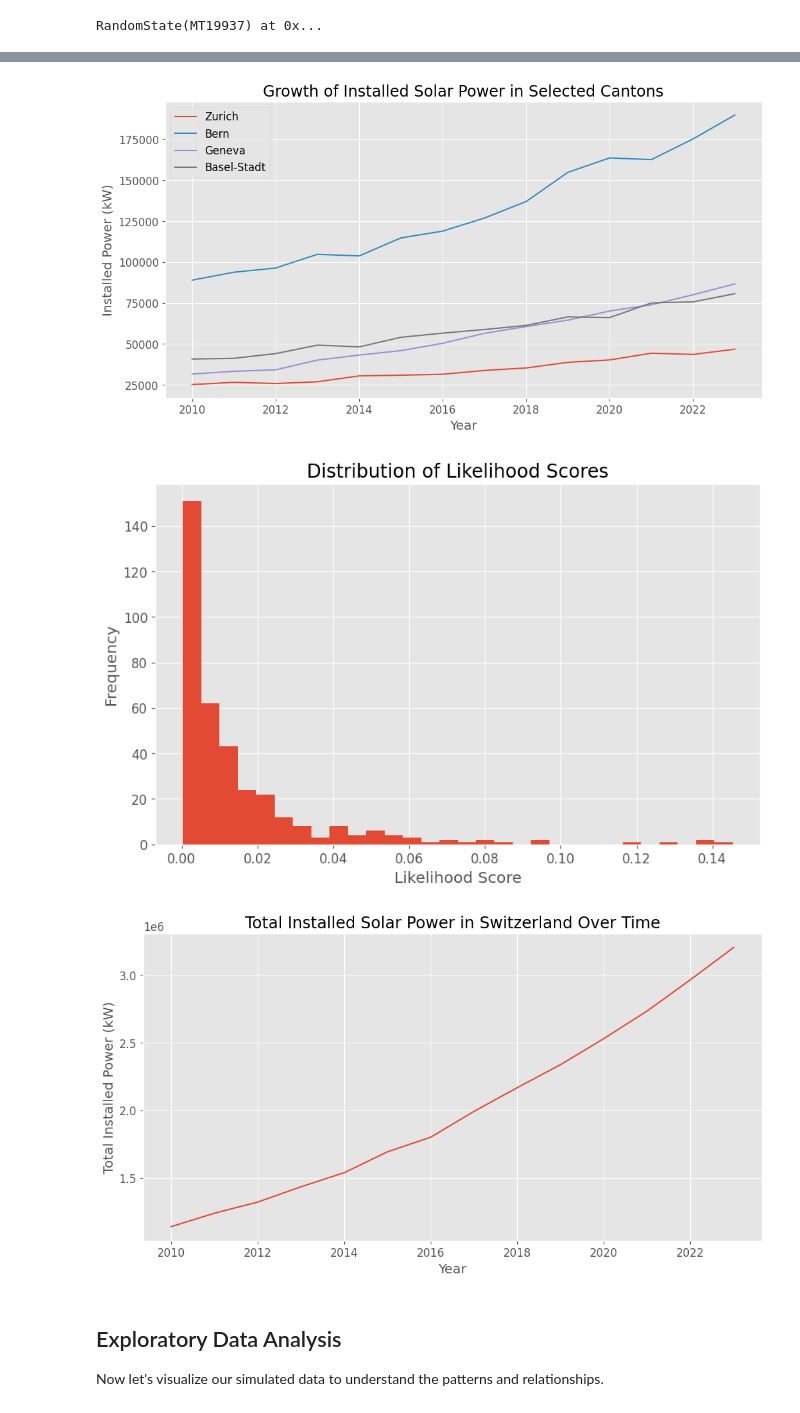
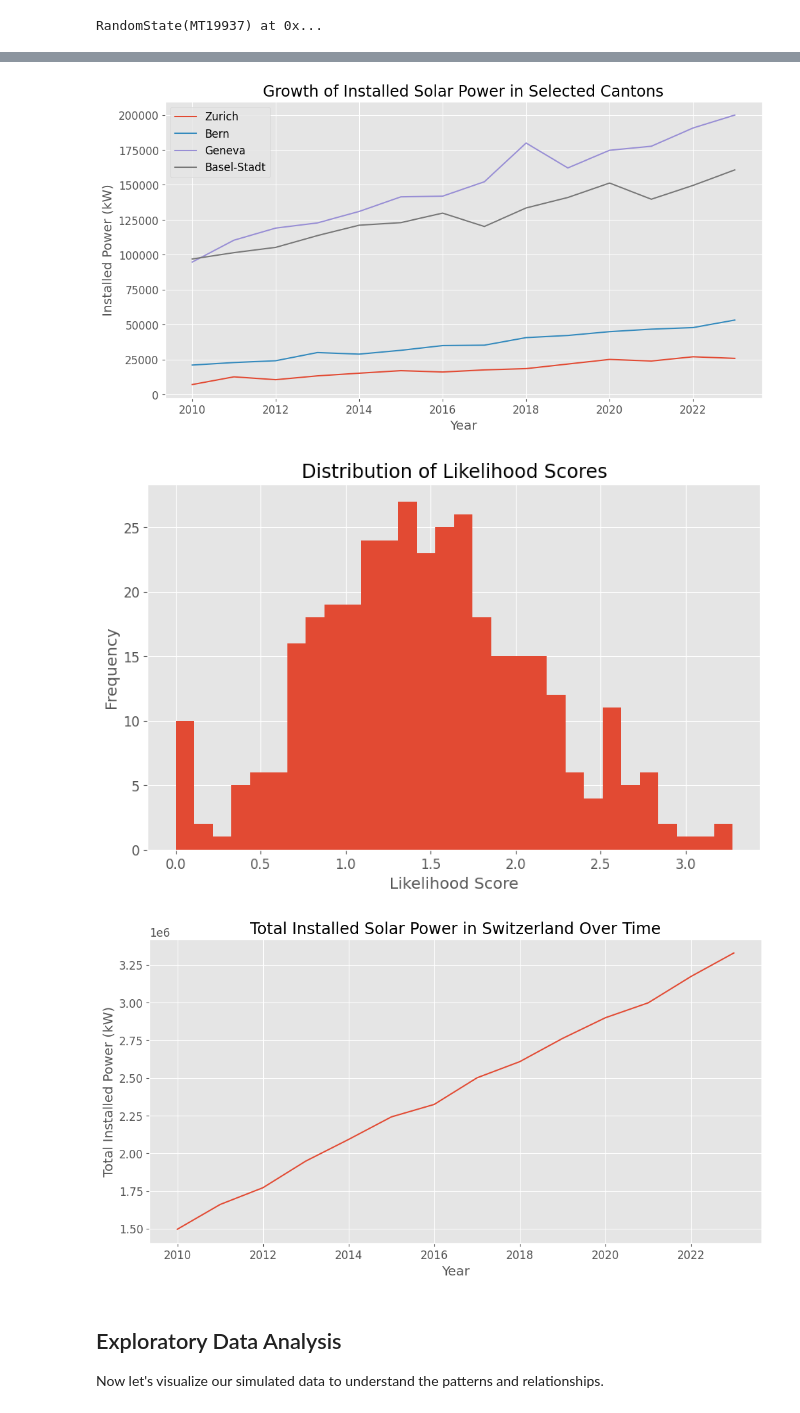
Before and after one commit to lettaz/swiss-electricity-tariff-and-renewable-energy-transition-analysis, a Jupyter notebook: notebooks/simulated.ipynb, the cells around one changed output, grey strips where cells are left out. Cells and saved outputs as stored; diff of their text form; code cells hidden in the pictures.

```diff
--- a/notebooks/simulated.ipynb
+++ b/notebooks/simulated.ipynb
@@ -73,31 +73,17 @@ for canton in cantons:
         'tax_deduction_rate': np.random.uniform(0.1, 0.3),
         'subsidy_amount': np.random.uniform(300, 1000),
         'base_power': np.random.uniform(10, 100),  # Lower initial base power
-        'growth_rate': np.random.uniform(0.05, 0.1)  # Changed to (0.05, 0.1) range
     }
 
 # Create empty list to store the data
 data = []
-
-# Define weights for each factor
-weights = {
-    'energy_price': 0.3,
-    'feed_in_tariff': -0.2,
-    'solar_panel_cost': -0.3,
-    'tax_deduction_rate': 0.1,
-    'subsidy_amount': 0.1
-}
-
-# Define logistic function
-def logistic(x, L=1, k=1, x0=0):
-    return L / (1 + np.exp(-k * (x - x0)))
 
 for year in years:
     for canton in cantons:
         base = canton_base_values[canton]
 
         # Small random variations each year
-        energy_price = base['energy_price'] * np.random.uniform(0.95, 1.05)
+        energy_price = base['energy_price'] * (1.05 ** (year - 2010))  # 5% increase per year
         feed_in_tariff = base['feed_in_tariff'] * np.random.uniform(0.95, 1.05)
         solar_panel_cost = base['solar_panel_cost'] * (0.95 ** (year - 2010))  # 5% decrease per year
         tax_deduction_rate = base['tax_deduction_rate'] * np.random.uniform(0.95, 1.05)
@@ -112,31 +98,22 @@ df = pd.DataFrame(data, columns=['Year', 'Canton', 'Energy_Price', 'Feed_in_Tari
 # Apply MinMaxScaler to the features
 scaler = MinMaxScaler()
 features_to_scale = ['Energy_Price', 'Feed_in_Tariff', 'Solar_Panel_Cost', 'Tax_Deduction_Rate', 'Subsidy_Amount']
-df[features_to_scale] = scaler.fit_transform(df[features_to_scale])
-
-# Calculate weighted sum
-df['Weighted_Sum'] = (df['Energy_Price'] * weights['energy_price'] +
-                      df['Feed_in_Tariff'] * weights['feed_in_tariff'] +
-                      df['Solar_Panel_Cost'] * weights['solar_panel_cost'] +
-                      df['Tax_Deduction_Rate'] * weights['tax_deduction_rate'] +
-                      df['Subsidy_Amount'] * weights['subsidy_amount'])
+scaled = pd.DataFrame()
+scaled[features_to_scale] = scaler.fit_transform(df[features_to_scale])
 
 
 # Calculate likelihood score using scaled features
-# df['Likelihood'] = (df['Energy_Price'] - df['Feed_in_Tariff']) + df['Subsidy_Amount'] + df['Tax_Deduction_Rate'] - df['Solar_Panel_Cost']
+df['Likelihood'] = ((scaled['Energy_Price'] - scaled['Feed_in_Tariff']) + scaled['Subsidy_Amount'] + scaled['Tax_Deduction_Rate'] - scaled['Solar_Panel_Cost']) + 1
 
-# Apply logistic function to get likelihood
-df['Likelihood'] = df['Weighted_Sum'].apply(lambda x: logistic(x, L=1, k=10, x0=0.5))
+# Clip lower that 0
+df['Likelihood'] = df['Likelihood'].clip(lower=0)
 
 # Calculate installed power
 for index, row in df.iterrows():
     canton = row['Canton']
-    year = row['Year']
     base = canton_base_values[canton]
 
-    time_factor = year - 2010
-    growth_factor = np.exp(base['growth_rate'] * time_factor)
-    installed_power = base['base_power'] * growth_factor * (1 + row['Likelihood'])
+    installed_power = base['base_power'] * row['Likelihood']
     installed_power *= np.random.uniform(0.95, 1.05)  # Add some randomness
     installed_power *= 1000 # Scale to real levels
 
@@ -184,5 +161,8 @@ plt.xlabel('Year')
 plt.ylabel('Total Installed Power (kW)')
 plt.grid(True)
 plt.show()
+
+# Export the processed dataset
+df.to_csv('../data/simulated/simulated_dataset.csv', index=False)
 # %% [output]
    Year   Canton  Energy_Price  Feed_in_Tariff  Solar_Panel_Cost  \
@@ -205,6 +185,6 @@ plt.show()
-[figure, old version]
+[figure, new version]
-[figure, old version]
+[figure, new version]
-[figure, old version]
+[figure, new version]
 # %% [markdown]
 ## Exploratory Data Analysis
 
```
Also changed, not shown: parts of 4 cells of this notebook, 2 other files.
